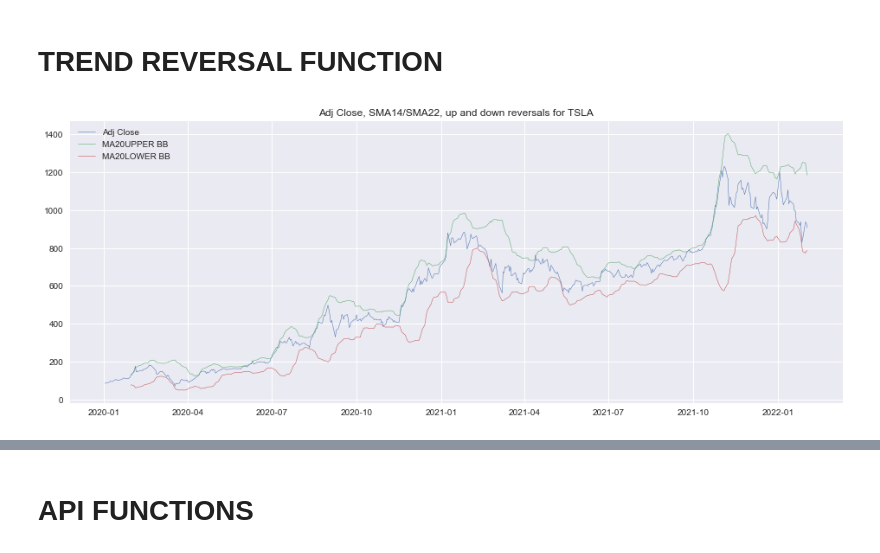
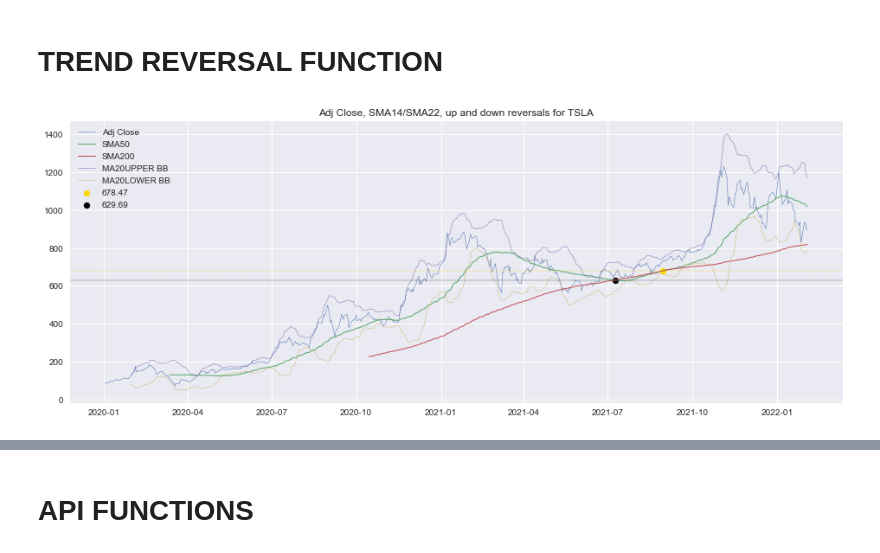
Before and after one commit to np1919/Portfolio, a Jupyter notebook: Stock Functions.ipynb, the cells around one changed output, grey strips where cells are left out. Drawn from its saved outputs; the diff is of its cells as text; code cells hidden in the pictures.

```diff
--- a/Stock Functions.ipynb
+++ b/Stock Functions.ipynb
@@ -204,14 +200,12 @@ plt.show()
 def find_gold(df,
               col1='SMA20',
               col2='SMA200',
-#               start =
-#               end =
               plot_ups=False,
               plot_downs=False,
               return_ups=True,
               return_downs=False,
               *args,
-              **kwargs,
+              **kwargs, ## note feb 2022 -- more to learn, here.
              ):
     '''INPUTS:
         DFS: Dataframe OF OHLC DATA
@@ -225,37 +219,36 @@ def find_gold(df,
     ma1 = df[col1]
     ma2 = df[col2]
 
-    # boolean mask of places where the first column(short-term) is LESS than the second column(long-term)
-    # this indicates a downtrend
-    downtrend = ma1[ma1<ma2]
-    #uptrend = ma1>ma2
-
     # container for golden cross values for this stock; a list of tuples.
-    #[x[0] for x in up_reversal] = indices
-    #[x[1] for x in up_reversal] = MA20 at up_reversal
     up_reversal = []
     down_reversal = []
+    #[x[0] for x in up_reversal] = index
+    #[x[1] for x in up_reversal] = `col1` (the short) at up_reversal
+
 
     #### CROSS LOGIC
     # instantiate an down_ind indicator; WHEN MA1<MA2.
     down_ind = None
     up_ind = None
+    # iterate through the timeseries
+    # at any given datetime index, if the 20MA is above the 200MA
 
-    # at any given datetime index, if the 20MA is above the 200MA
-    for idx, row in zip(df.index, downtrend):
-        #### IF ROW IS TRUE, the SHORT is below the long
-        if row == True:
+    for idx, row in df.iterrows():
+        # if the short is below the long
+        if ma1.loc[idx] <= ma2.loc[idx]:
+        # and the down indicator is not activate
             if down_ind == False:
-                down_reversal.append((idx, col2[idx]))
-            down_ind = True
+                # you're in a downtrend;
+                down_ind = True
+                # append the down-reversal
+                down_reversal.append((idx, ma1.loc[idx]))
 
-       #### IF ROW IS FALSE, BUT down_ind IS TRUE
-    #### THIS INDICATES THE MA20 HAS RISEN ABOVE THE MA200 FROM A POSITION
-        #### PREVIOUSLY BELOW THE MA200 (down_ind)
-        elif row == False:
-            if down_ind == True:
-                up_reversal.append((idx, col2[idx]))
-            down_ind = False
+
+        elif ma1.loc[idx] > ma2.loc[idx]:
+        # you're in an uptrend
+            if down_ind == True: # previously a downtrend
+                up_reversal.append((idx, ma1.loc[idx])) # note the upwards reversal
+            down_ind = False # in either case, you're in an uptrend now
 
 
     ### PLOTTING
@@ -271,39 +264,39 @@ def find_gold(df,
 
         [plt.scatter(x[0], x[1], c='black', marker='o', label=round(x[1], 2)) for x in down_reversal]
     ### RETURNING LIST OF TUPLE PAIRS
 
     if return_ups and return_downs == True:
         return up_reversal, down_reversal
 
     elif return_ups == True:
         return up_reversal
 
     elif return_downs == True:
         return down_reversal
 
 # # ### EXAMPLE
 # # get stock OHLC data, stored in second value of tuple a[1]
 a = get_stock('TSLA', start='2020-01-01')
 
 
 plt.figure(figsize=(16,6))
 plt.plot(a[1]['Adj Close'], lw=0.5, label='Adj Close') # plot the Adj close price
 add_ma(a[1], add_col=True,)
-add_ma(a[1], 14, add_col=True,) # add the sma20 and sma200
-add_ma(a[1], 22, add_col=True,)
+add_ma(a[1], 50, add_col=True, plot_ma=True) # add the sma20 and sma200
+add_ma(a[1], 200, add_col=True, plot_ma=True)
 bbupper, bblower =  add_bb(a[1], plot_bb=True, buffer=2.5, return_bb=True) # add bollinger bands and plot them.
        # return the vectors as tuples, which we assign to the df
-a[1]['BB20UPPER'] = bbupper
-a[1]['BB20LOWER'] = bblower
-find_gold(a[1], col1='SMA14', col2='SMA22', plot_ups=True, plot_downs=True)
+# a[1]['BB20UPPER'] = bbupper
+# a[1]['BB20LOWER'] = bblower
+find_gold(a[1], col1='SMA50', col2='SMA200', plot_ups=True, plot_downs=True)
 
 
 plt.title(f'Adj Close, SMA14/SMA22, up and down reversals for {a[0]}') # call a[0] for name of stock
 
 plt.legend()
 plt.show()
 # %% [output]
-[figure, old version]
+[figure, new version]
 # %%
 
 def plot_corr(stocks, names, col='Adj Close'):
```
Also changed, not shown: parts of 13 cells of this notebook, 2 other files.
